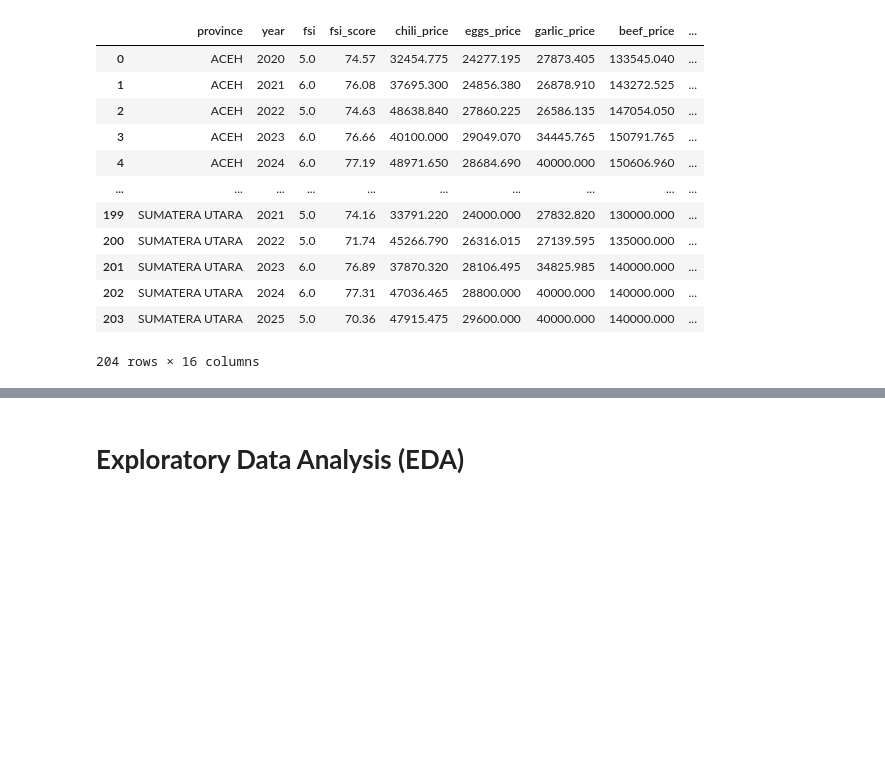
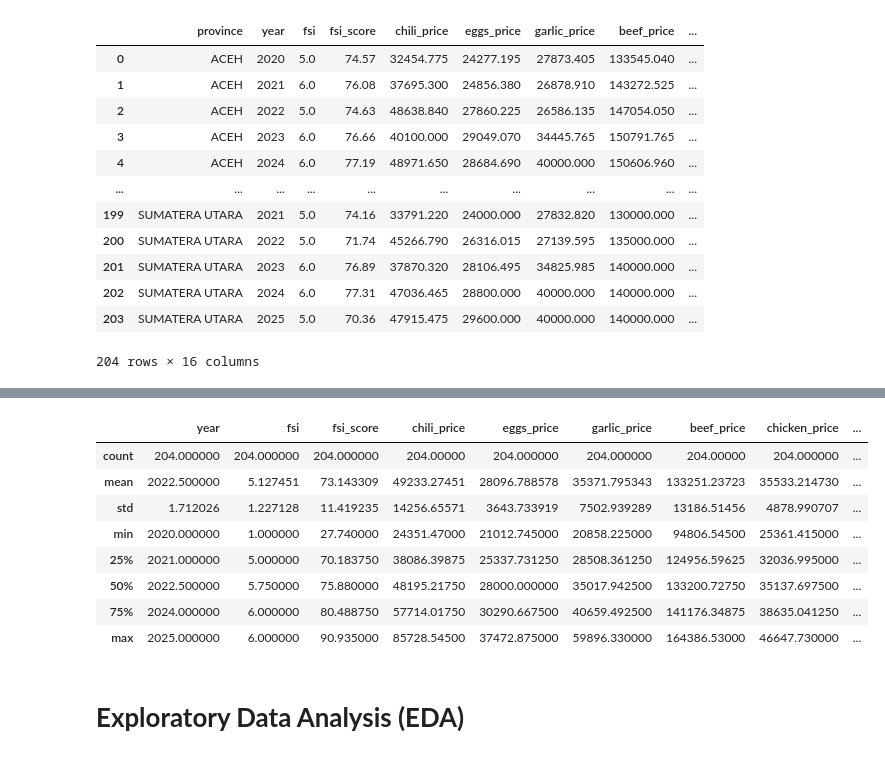
Before and after one commit to MuhammadRibhiRamadan/fsi-prediction-id, a Jupyter notebook: DSAI.ipynb, the cells around one changed output, grey strips where cells are left out. Cells and saved outputs as stored; diff of their text form; code cells hidden in the pictures; blank space fills up the shorter version.

```diff
--- a/DSAI.ipynb
+++ b/DSAI.ipynb
@@ -642,3 +646,16 @@ df.head(204)
+# %%
+df.shape
+df.describe()
+# %% [output]
+|  | year | fsi | fsi_score | chili_price | eggs_price | garlic_price | beef_price | chicken_price | ... |
+| count | 204.000000 | 204.000000 | 204.000000 | 204.00000 | 204.000000 | 204.000000 | 204.00000 | 204.000000 | ... |
+| mean | 2022.500000 | 5.127451 | 73.143309 | 49233.27451 | 28096.788578 | 35371.795343 | 133251.23723 | 35533.214730 | ... |
+| std | 1.712026 | 1.227128 | 11.419235 | 14256.65571 | 3643.733919 | 7502.939289 | 13186.51456 | 4878.990707 | ... |
+| min | 2020.000000 | 1.000000 | 27.740000 | 24351.47000 | 21012.745000 | 20858.225000 | 94806.54500 | 25361.415000 | ... |
+| 25% | 2021.000000 | 5.000000 | 70.183750 | 38086.39875 | 25337.731250 | 28508.361250 | 124956.59625 | 32036.995000 | ... |
+| 50% | 2022.500000 | 5.750000 | 75.880000 | 48195.21750 | 28000.000000 | 35017.942500 | 133200.72750 | 35137.697500 | ... |
+| 75% | 2024.000000 | 6.000000 | 80.488750 | 57714.01750 | 30290.667500 | 40659.492500 | 141176.34875 | 38635.041250 | ... |
+| max | 2025.000000 | 6.000000 | 90.935000 | 85728.54500 | 37472.875000 | 59896.330000 | 164386.53000 | 46647.730000 | ... |
 # %% [markdown]
 # **Exploratory Data Analysis (EDA)**
 # %%
```
Also changed, not shown: parts of 34 cells of this notebook.
